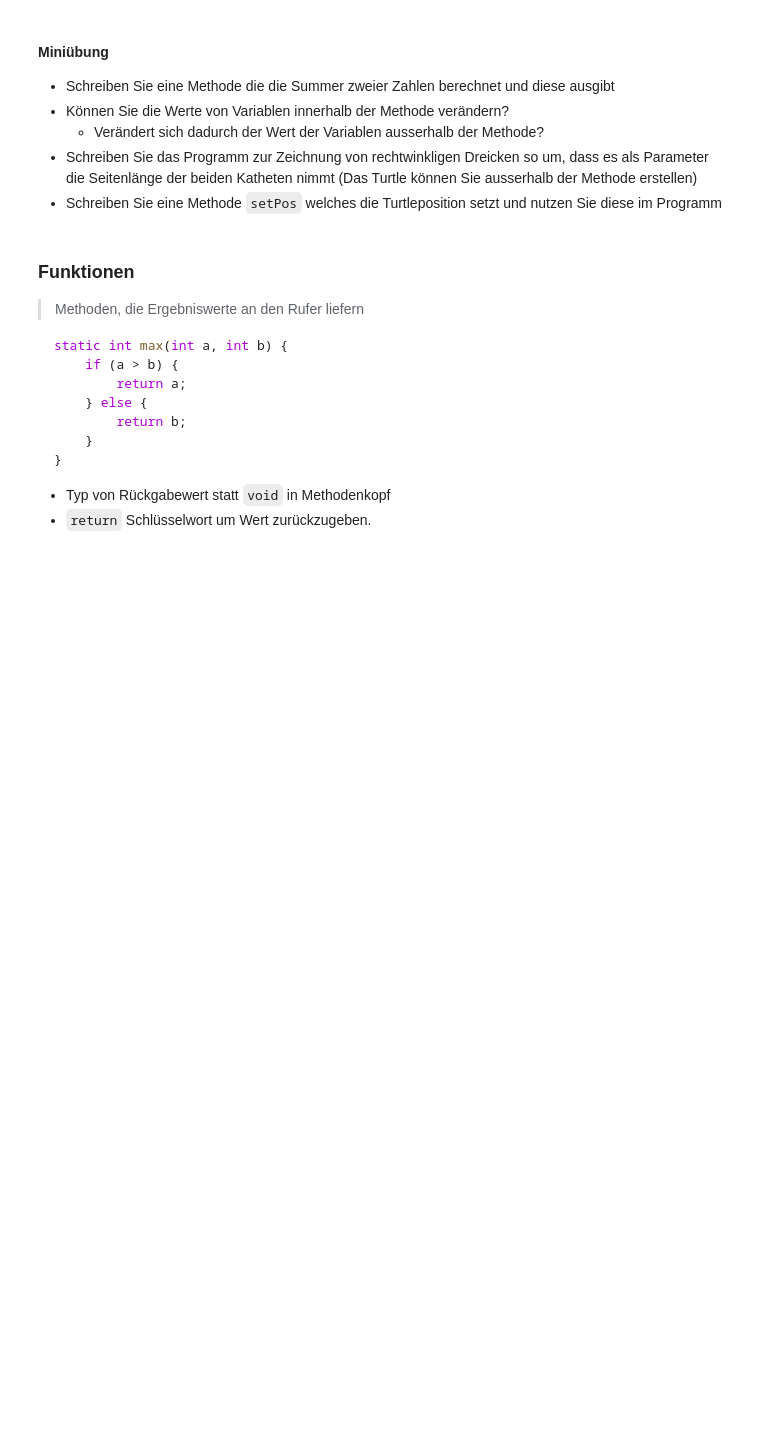
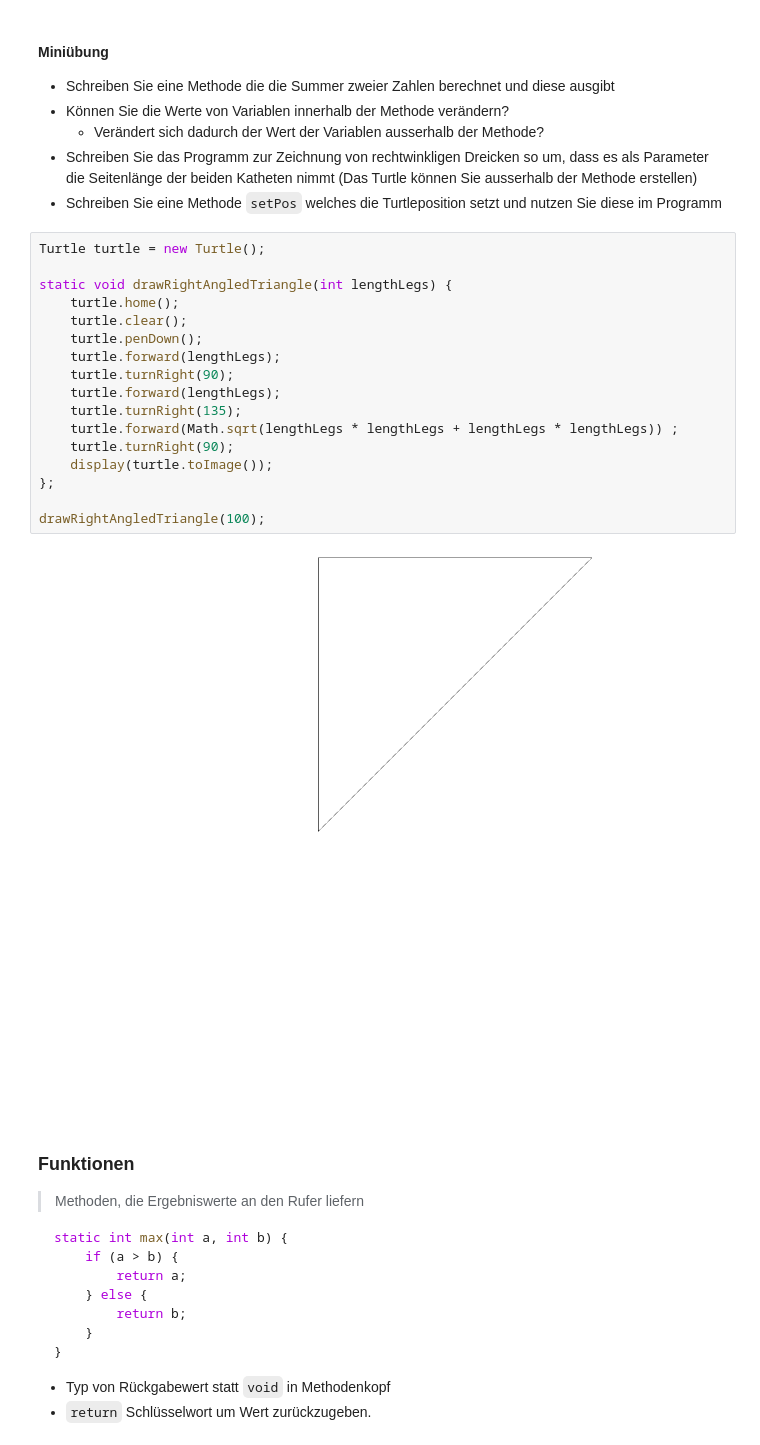
Before and after one commit to unibas-marcelluethi/gyminf-programmieren, a Jupyter notebook: notebooks/Methoden.ipynb, the cells around one changed output. Saved outputs shown, nothing was run; the diff lists cells and outputs as text; blank space fills up the shorter version.

````diff
--- a/notebooks/Methoden.ipynb
+++ b/notebooks/Methoden.ipynb
@@ -134,6 +154,25 @@ printMax(11, i * 2)
     * Verändert sich dadurch der Wert der Variablen ausserhalb der Methode?
 * Schreiben Sie das Programm zur Zeichnung von rechtwinkligen Dreicken so um, dass es als Parameter die Seitenlänge der beiden Katheten nimmt (Das Turtle können Sie ausserhalb der Methode erstellen)
 * Schreiben Sie eine Methode ```setPos``` welches die Turtleposition setzt und nutzen Sie diese im Programm
+# %%
+Turtle turtle = new Turtle();
+
+static void drawRightAngledTriangle(int lengthLegs) {
+    turtle.home();
+    turtle.clear();
+    turtle.penDown();
+    turtle.forward(lengthLegs);
+    turtle.turnRight(90);
+    turtle.forward(lengthLegs);
+    turtle.turnRight(135);
+    turtle.forward(Math.sqrt(lengthLegs * lengthLegs + lengthLegs * lengthLegs)) ;
+    turtle.turnRight(90);
+    display(turtle.toImage());
+};
+
+drawRightAngledTriangle(100);
+# %% [output]
+[figure, added]
 # %% [markdown]
 ### Funktionen
 
````
Also changed, not shown: parts of 8 cells of this notebook, 2 other files.
